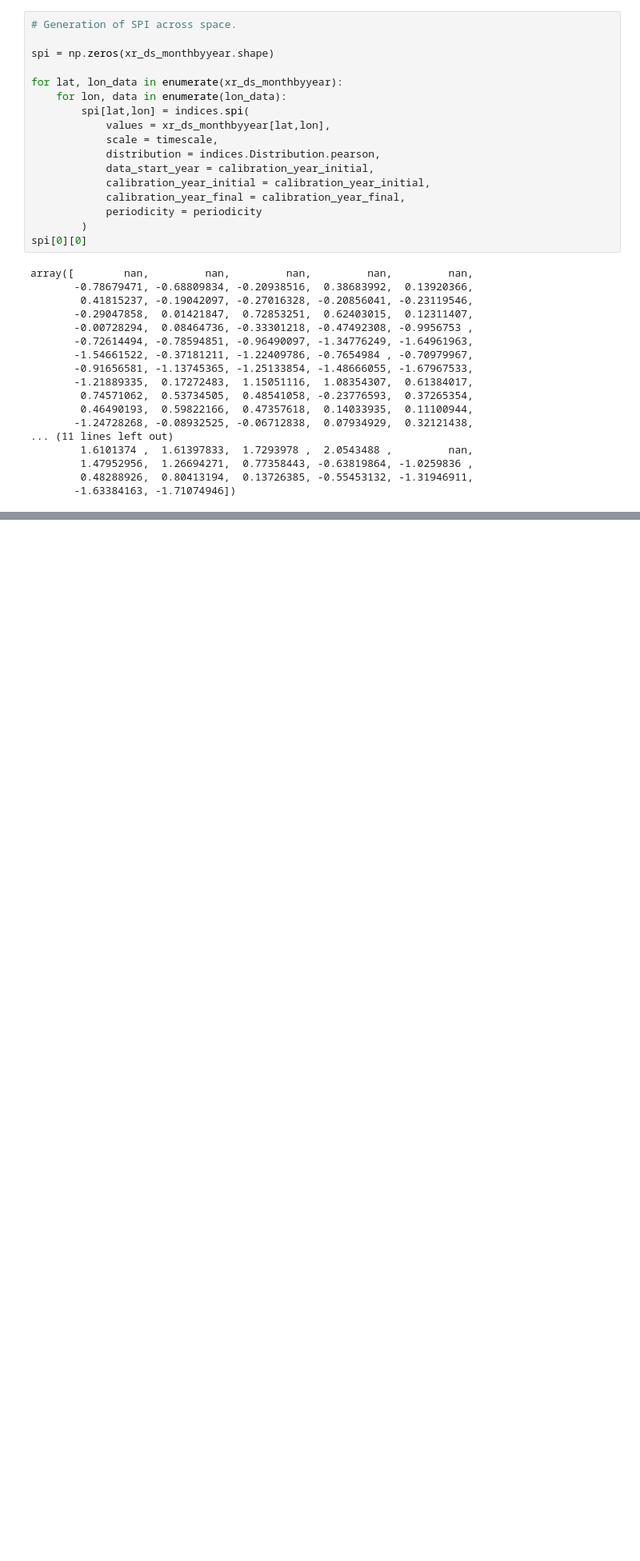
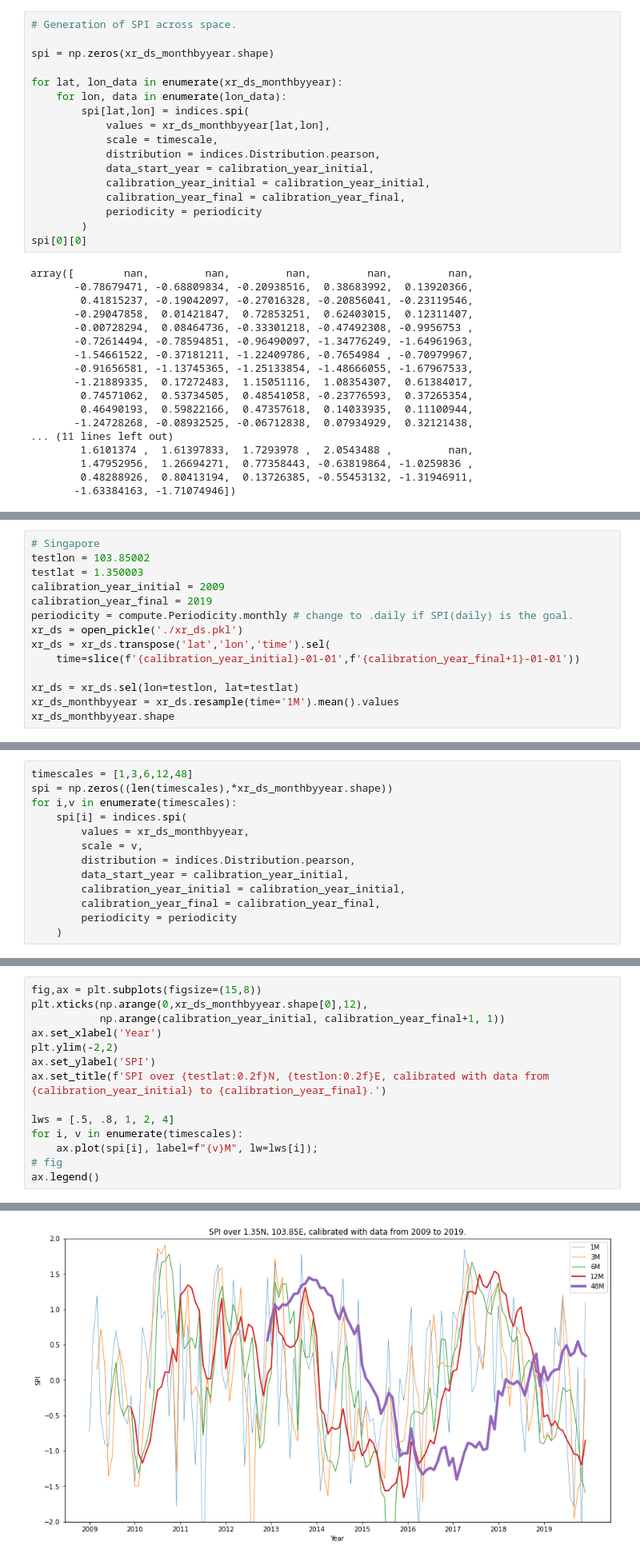
Before and after one commit to mace2305/misc_notes, a Jupyter notebook: SPI.ipynb, the cells around one changed output, grey strips where cells are left out. Shown: that part at 80% size. Drawn from its saved outputs; the diff is of its cells as text; blank space fills up the shorter version.

Commit message:
Added function to get SPI over one specific area for different timescales. (SPI.ipynb)

```diff
--- a/SPI.ipynb
+++ b/SPI.ipynb
@@ -225,0 +210,14 @@ fig
+# %%
+# Singapore
+testlon = 103.85002
+testlat = 1.350003
+calibration_year_initial = 2009
+calibration_year_final = 2019
+periodicity = compute.Periodicity.monthly # change to .daily if SPI(daily) is the goal.
+xr_ds = open_pickle('./xr_ds.pkl')
+xr_ds = xr_ds.transpose('lat','lon','time').sel(
+    time=slice(f'{calibration_year_initial}-01-01',f'{calibration_year_final+1}-01-01'))
+
+xr_ds = xr_ds.sel(lon=testlon, lat=testlat)
+xr_ds_monthbyyear = xr_ds.resample(time='1M').mean().values
+xr_ds_monthbyyear.shape
@@ -225,0 +226,13 @@ fig
+# %%
+timescales = [1,3,6,12,48]
+spi = np.zeros((len(timescales),*xr_ds_monthbyyear.shape))
+for i,v in enumerate(timescales):
+    spi[i] = indices.spi(
+        values = xr_ds_monthbyyear,
+        scale = v,
+        distribution = indices.Distribution.pearson,
+        data_start_year = calibration_year_initial,
+        calibration_year_initial = calibration_year_initial,
+        calibration_year_final = calibration_year_final,
+        periodicity = periodicity
+    )
@@ -225,0 +283,15 @@ fig
+# %%
+fig,ax = plt.subplots(figsize=(15,8))
+plt.xticks(np.arange(0,xr_ds_monthbyyear.shape[0],12),
+           np.arange(calibration_year_initial, calibration_year_final+1, 1))
+ax.set_xlabel('Year')
+plt.ylim(-2,2)
+ax.set_ylabel('SPI')
+ax.set_title(f'SPI over {testlat:0.2f}N, {testlon:0.2f}E, calibrated with data from {calibration_year_initial} to {calibration_year_final}.')
+
+lws = [.5, .8, 1, 2, 4]
+for i, v in enumerate(timescales):
+    ax.plot(spi[i], label=f"{v}M", lw=lws[i]);
+# fig
+ax.legend()
+# %% [output]
@@ -225,0 +299 @@ fig
+[figure, added]
```
Also changed, not shown: parts of 11 cells of this notebook, 1 other file.
